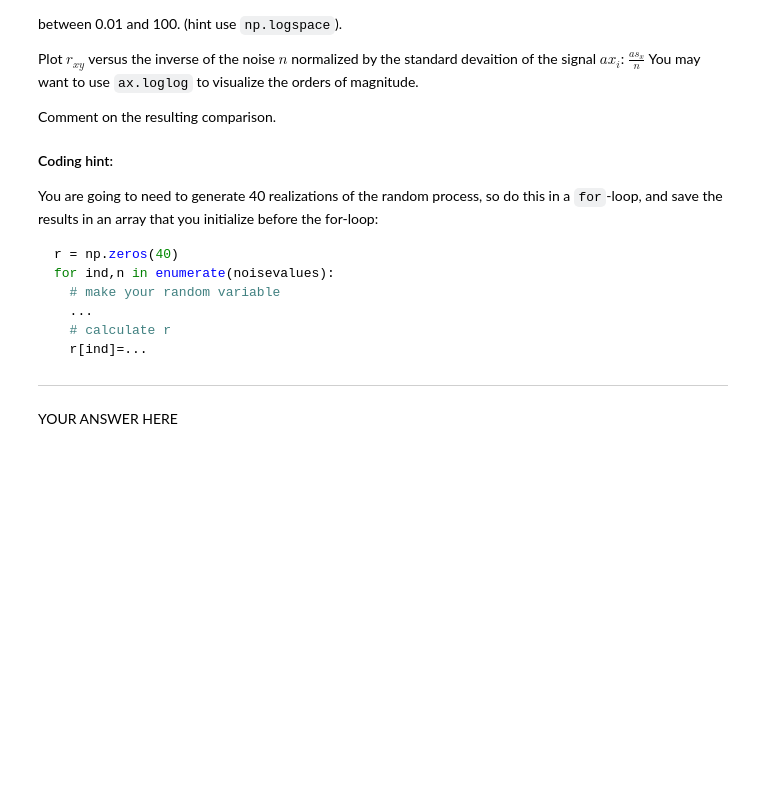
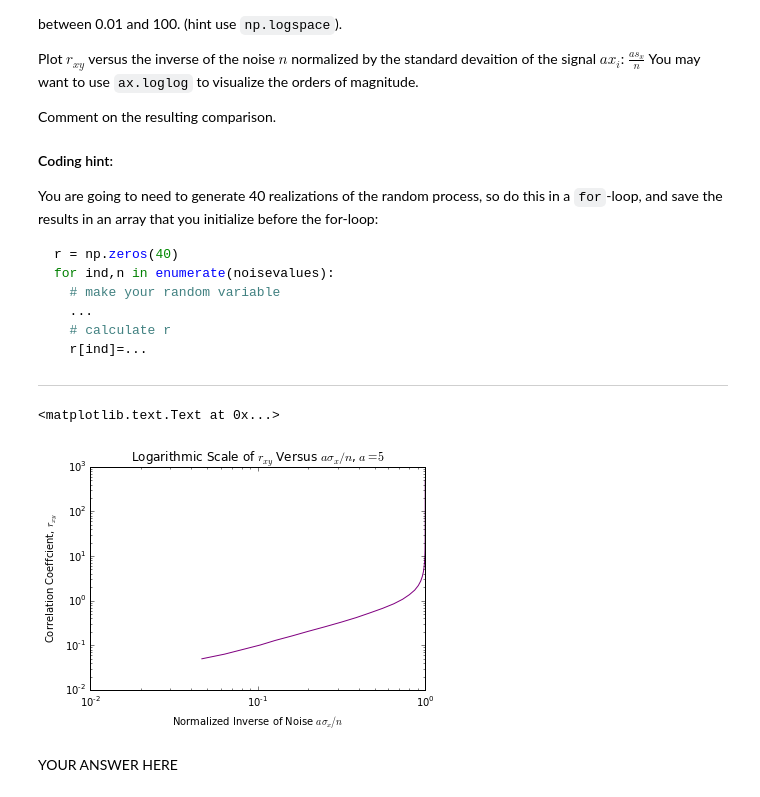
Before and after one commit to ingosh/Phy411Assignments, a Jupyter notebook: Assignment-02.ipynb, the cells around one changed output. Saved outputs shown, nothing was run; the diff lists cells and outputs as text; code cells hidden in the pictures; blank space fills up the shorter version.

```diff
--- a/Assignment-02.ipynb
+++ b/Assignment-02.ipynb
@@ -33,9 +33,25 @@ for ind,n in enumerate(noisevalues):
 import numpy as np
 import matplotlib.pyplot as plt
 %matplotlib inline
-# %%
-# YOUR CODE HERE
-x = np.zeros(200000)
+# %%
+# YOUR CODE HERE
+N = 200000
+a = 5
+noisevalues = np.logspace(-2,2, num=40)
+r = np.zeros(40)
+xstd = np.zeros(40)
+for ind,n in enumerate(noisevalues):
+    x = np.random.randn(N); xstd[ind] = np.std(x,ddof=1) ;x = (x - np.mean(x) )/ np.std(x)
+    ni = np.random.normal(0,noisevalues[ind],N)
+    y = a*x + ni
+    r[ind] = np.sum(x*y)/np.std(x,ddof=1)/np.std(y,ddof=1)/(N-1)
+Noise = a*xstd/noisevalues
+fig=plt.figure();ax=fig.add_subplot(1,1,1);
+ax.loglog(r,Noise,color = 'purple'); ax.set_title('Logarithmic Scale of $r_{xy}$ Versus $ {a \sigma _{x}}/{n}$, $a=5$')
+ax.set_xlabel('Normalized Inverse of Noise $a \sigma _{x} / n$');ax.set_ylabel('Correlation Coeffcient, $r_{xy}$')
+# %% [output]
+<matplotlib.text.Text at 0x...>
+[figure, added]
 # %% [markdown]
 YOUR ANSWER HERE
 # %% [markdown]
```
Also changed, not shown: parts of 2 cells of this notebook.
